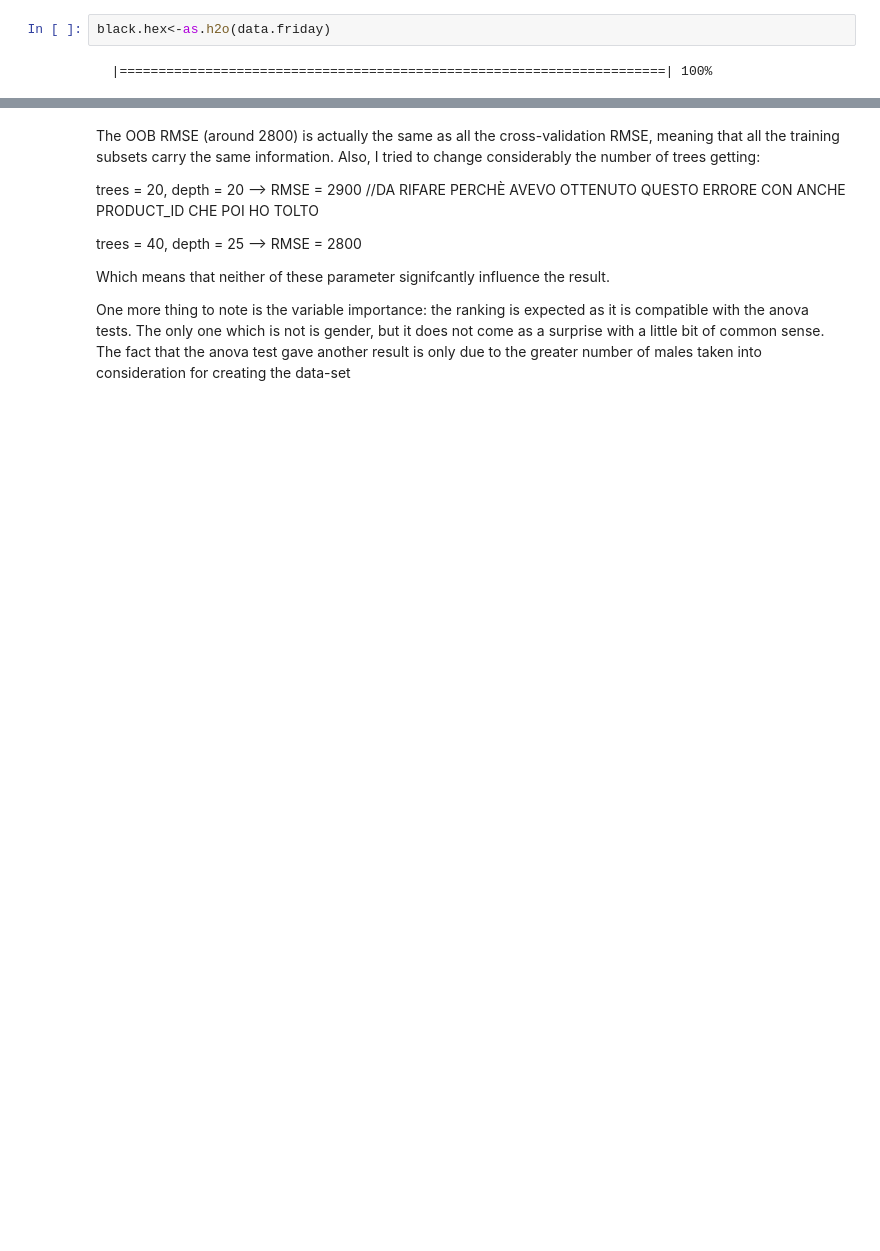
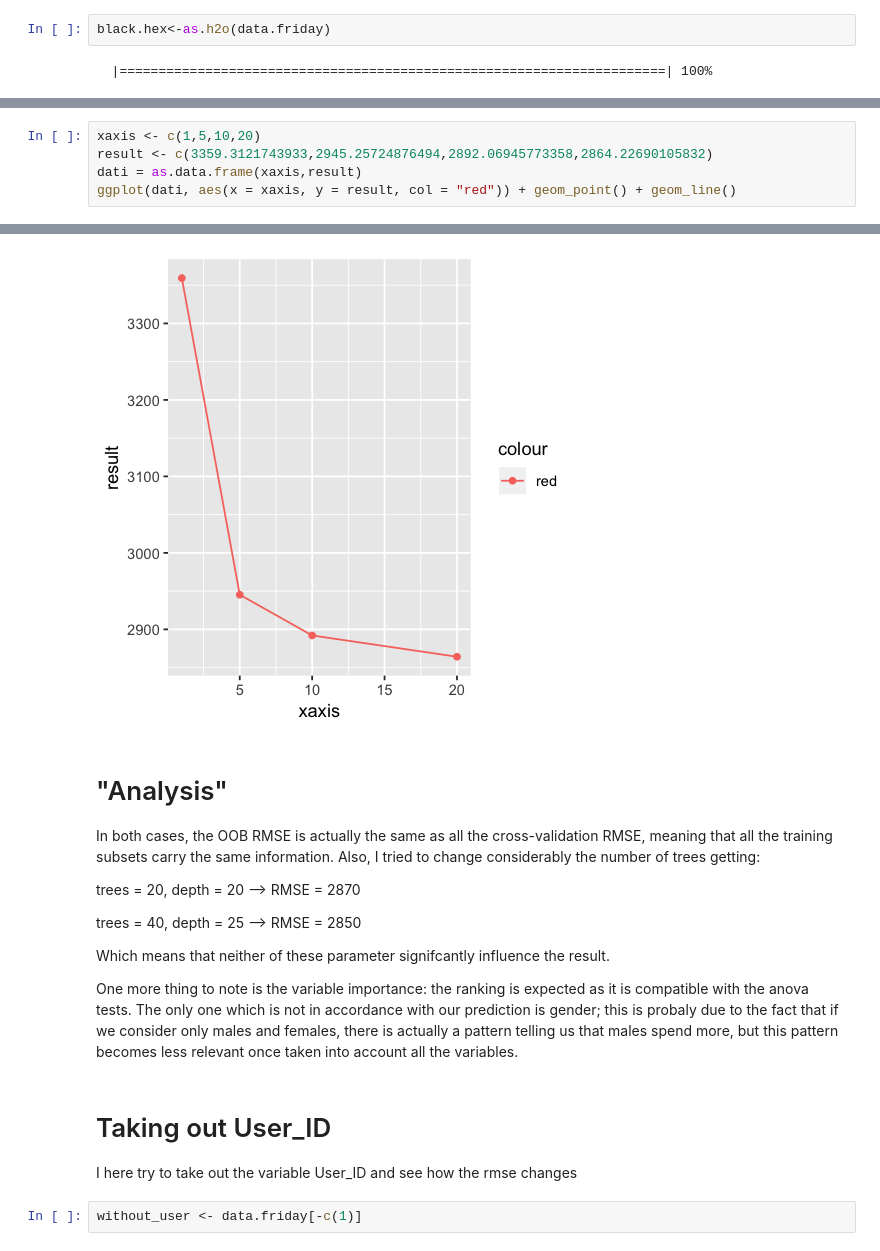
Before and after one commit to nicolameneghini/ESAME_MLDA, a Jupyter notebook: projectMLDA.ipynb, the cells around one changed output, grey strips where cells are left out. Saved outputs shown, nothing was run; the diff lists cells and outputs as text; blank space fills up the shorter version.

```diff
--- a/projectMLDA.ipynb
+++ b/projectMLDA.ipynb
@@ -326,0 +233,6 @@ H2ORegressionMetrics: drf
+# %%
+xaxis <- c(1,5,10,20)
+result <- c(3359.3121743933,2945.25724876494,2892.06945773358,2864.22690105832)
+dati = as.data.frame(xaxis,result)
+ggplot(dati, aes(x = xaxis, y = result, col = "red")) + geom_point() + geom_line()
+# %% [output]
@@ -327,11 +241,18 @@ H2ORegressionMetrics: drf
+[figure, added]
 # %% [markdown]
-The OOB RMSE (around 2800) is actually the same as all the cross-validation RMSE, meaning that all the training subsets carry the same information. Also, I tried to change considerably the number of trees getting:
+# "Analysis"
+In both cases, the OOB RMSE is actually the same as all the cross-validation RMSE, meaning that all the training subsets carry the same information. Also, I tried to change considerably the number of trees getting:
 
-trees = 20, depth = 20 --> RMSE = 2900 //DA RIFARE PERCHÈ AVEVO OTTENUTO QUESTO ERRORE CON ANCHE PRODUCT_ID CHE POI HO TOLTO
+trees = 20, depth = 20 --> RMSE = 2870
 
-trees = 40, depth = 25 --> RMSE = 2800
+trees = 40, depth = 25 --> RMSE = 2850
 
 Which means that neither of these parameter signifcantly influence the result.
 
 One more thing to note is the variable importance: the ranking is expected as it is compatible with the anova tests.
-The only one which is not is gender, but it does not come as a surprise with a little bit of common sense. The fact that the anova test gave another result is only due to the greater number of males taken into consideration for creating the data-set
+The only one which is not in accordance with our prediction is gender; this is probaly due to the fact that if we consider only males and females, there is actually a pattern telling us that males spend more, but this pattern becomes less relevant once taken into account all the variables.
+# %% [markdown]
+# Taking out User_ID
+I here try to take out the variable User_ID and see how the rmse changes
+# %%
+without_user <- data.friday[-c(1)]
```
Also changed, not shown: parts of 26 cells of this notebook.
